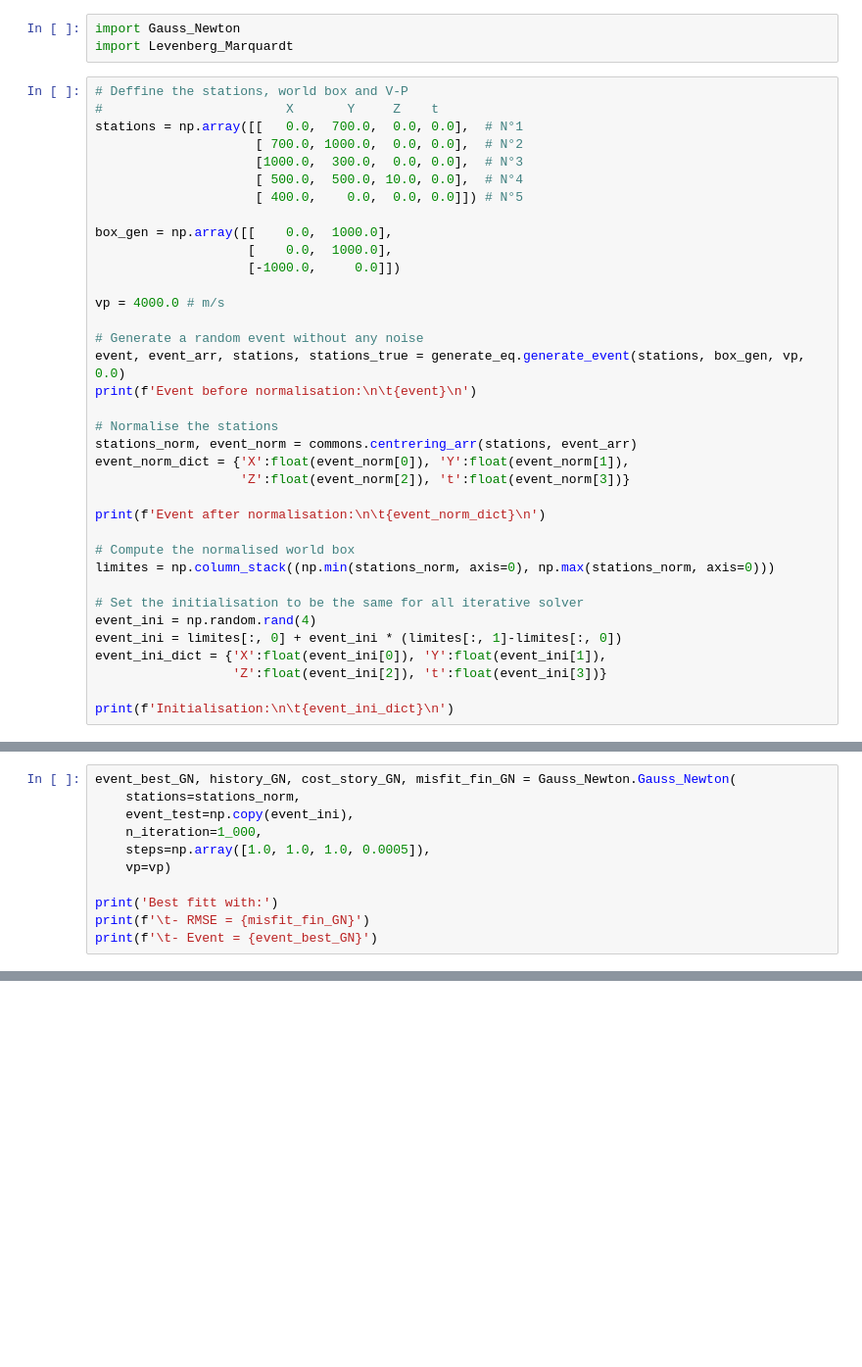
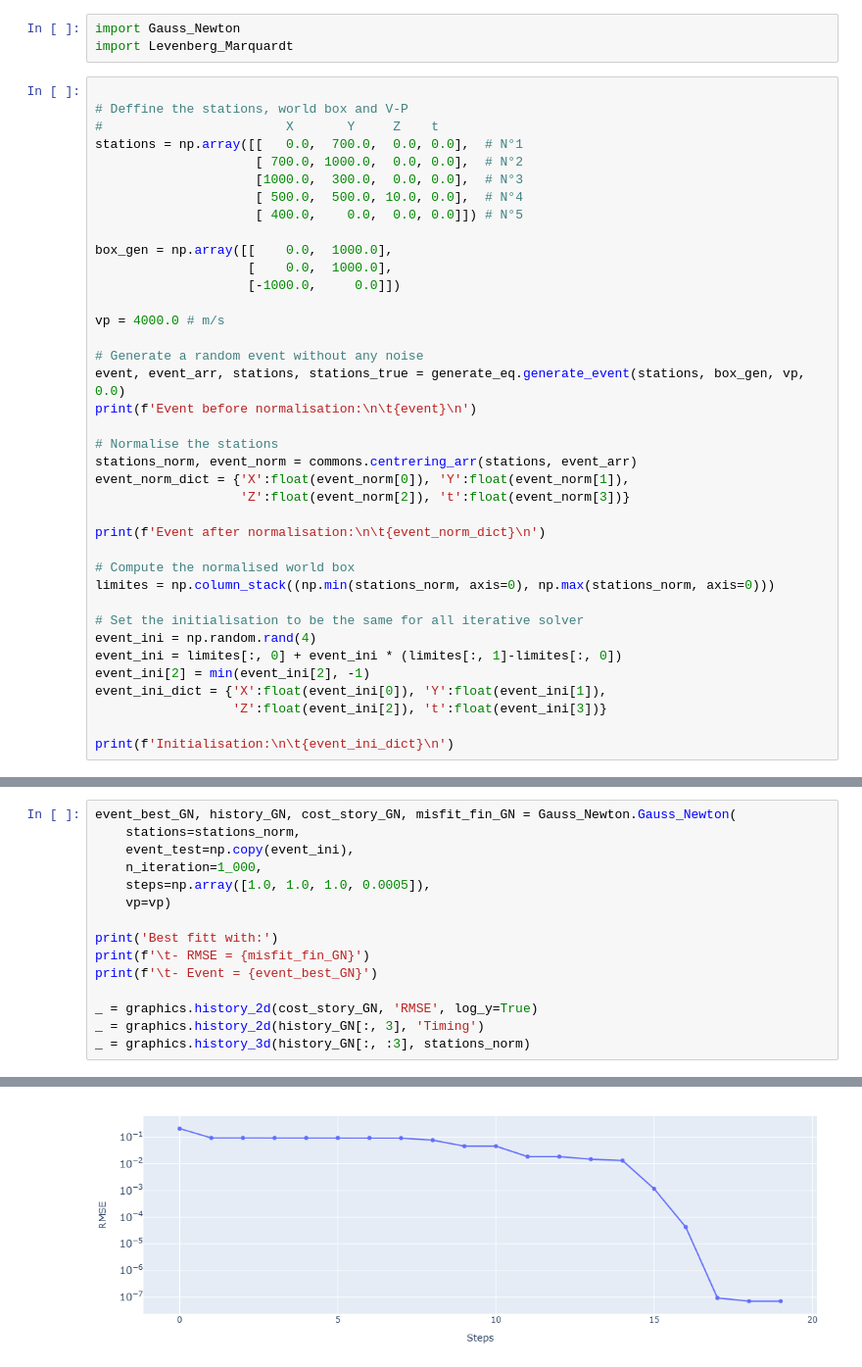
Before and after one commit to MatthieuNougaret/P-wave-earthquake-localisation-toy-box, a Jupyter notebook: python-solvers/demo.ipynb, the cells around one changed output, grey strips where cells are left out. Shown at 98% size. Drawn from its saved outputs; the diff is of its cells as text; blank space fills up the shorter version.

Commit message:
Correct solvers and add graphic lib

```diff
--- a/python-solvers/demo.ipynb
+++ b/python-solvers/demo.ipynb
@@ -9,6 +10,7 @@ import commons
 import Gauss_Newton
 import Levenberg_Marquardt
 # %%
+
 # Deffine the stations, world box and V-P
 #                        X       Y     Z    t
 stations = np.array([[   0.0,  700.0,  0.0, 0.0],  # N°1
@@ -40,6 +42,7 @@ limites = np.column_stack((np.min(stations_norm, axis=0), np.max(stations_norm,
 # Set the initialisation to be the same for all iterative solver
 event_ini = np.random.rand(4)
 event_ini = limites[:, 0] + event_ini * (limites[:, 1]-limites[:, 0])
+event_ini[2] = min(event_ini[2], -1)
 event_ini_dict = {'X':float(event_ini[0]), 'Y':float(event_ini[1]),
                   'Z':float(event_ini[2]), 't':float(event_ini[3])}
 
@@ -64,5 +67,9 @@ event_best_GN, history_GN, cost_story_GN, misfit_fin_GN = Gauss_Newton.Gauss_New
 print('Best fitt with:')
 print(f'\t- RMSE = {misfit_fin_GN}')
 print(f'\t- Event = {event_best_GN}')
+
+_ = graphics.history_2d(cost_story_GN, 'RMSE', log_y=True)
+_ = graphics.history_2d(history_GN[:, 3], 'Timing')
+_ = graphics.history_3d(history_GN[:, :3], stations_norm)
 # %% [output]
 Best fitt with:
@@ -70,0 +78 @@ Best fitt with:
+[figure, added]
```
Also changed, not shown: parts of 4 cells of this notebook, 3 other files.
